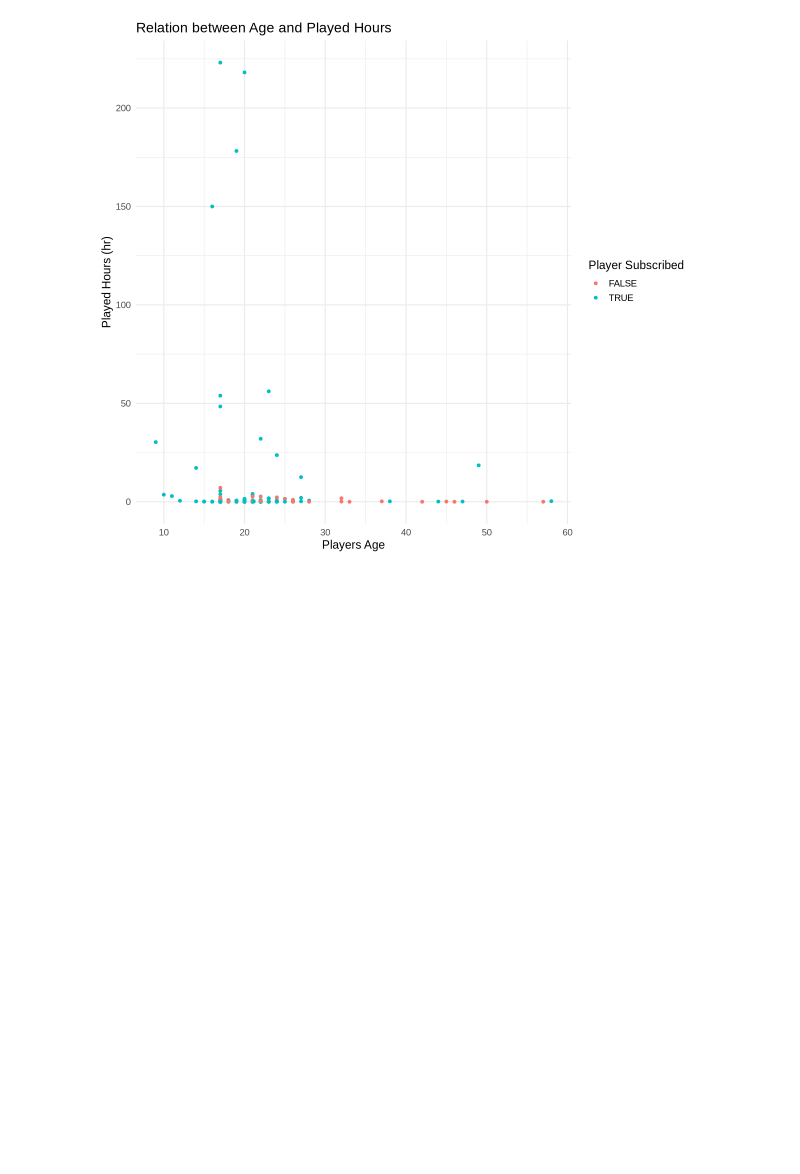
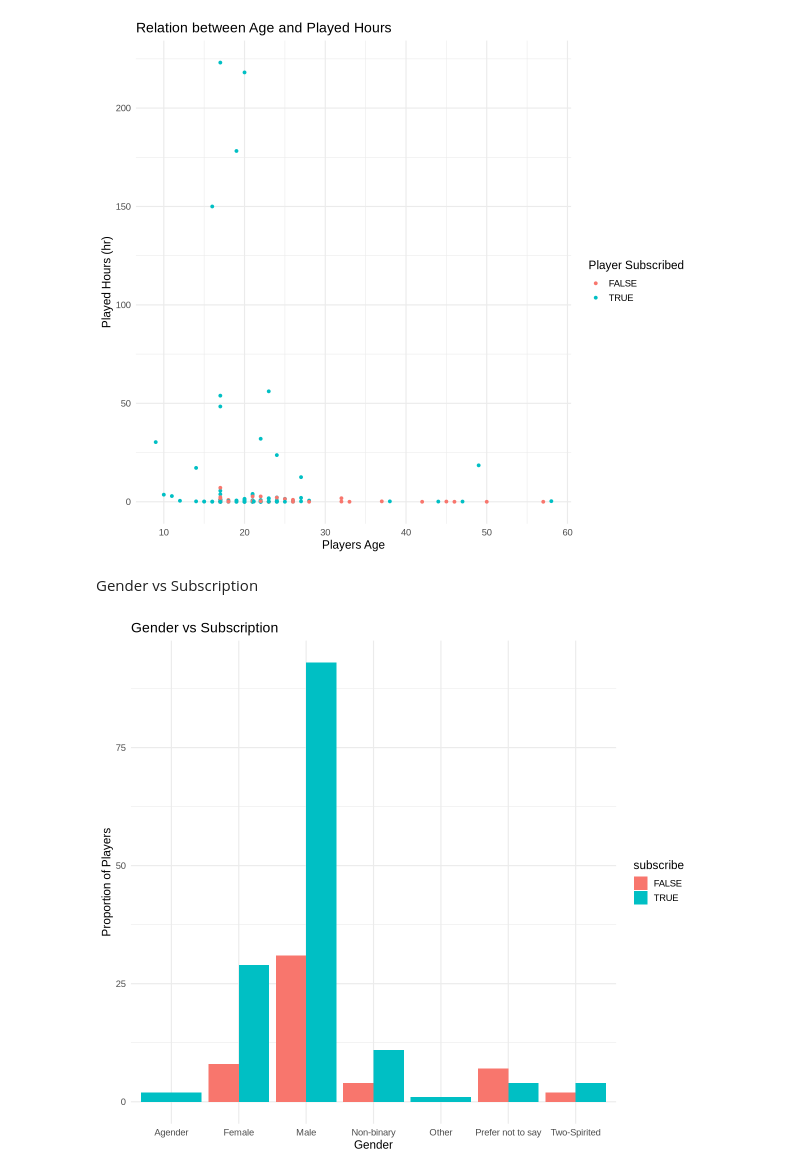
Before and after one commit to Dsharma2002/Project-DSCI100, a Jupyter notebook: test.ipynb, the cells around one changed output. Cells and saved outputs as stored; diff of their text form; code cells hidden in the pictures; blank space fills up the shorter version.

```diff
--- a/test.ipynb
+++ b/test.ipynb
@@ -186,3 +240,17 @@ age_played_time_plot <- players_clean |>
 age_played_time_plot
 # %% [output]
 [figure]
+# %% [markdown]
+Gender vs Subscription
+# %%
+gender_subscription_plot <- players_clean |>
+    ggplot(aes(x=gender, fill=subscribe)) +
+    geom_bar(position="dodge") +
+    labs(
+        x="Gender",
+        y="Proportion of Players",
+        title="Gender vs Subscription"
+    )
+gender_subscription_plot
+# %% [output]
+[figure, added]
```
Also changed, not shown: parts of 13 cells of this notebook.
